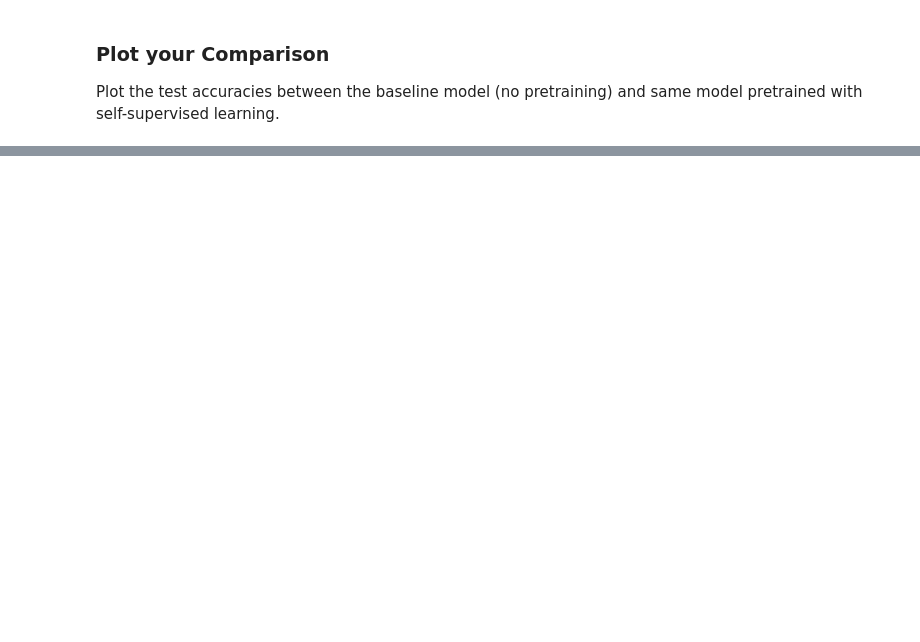
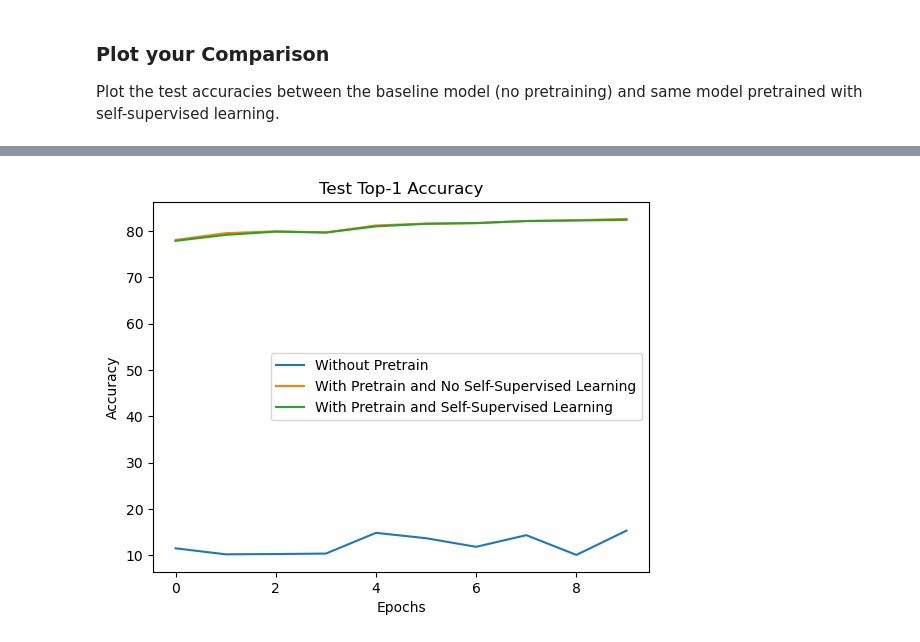
Before and after one commit to mingfei-li/stanford-cs231n-assignments, a Jupyter notebook: assignment3/Self_Supervised_Learning.ipynb, the cells around one changed output, grey strips where cells are left out. Drawn from its saved outputs; the diff is of its cells as text; code cells hidden in the pictures; blank space fills up the shorter version.

Commit message:
Q4: Self-Supervised Learning for Image Classification (Part 2)

```diff
--- a/assignment3/Self_Supervised_Learning.ipynb
+++ b/assignment3/Self_Supervised_Learning.ipynb
@@ -93,7 +74,7 @@ import matplotlib.pyplot as plt
 %load_ext autoreload
 %autoreload 2
 
-device = torch.device("cuda" if torch.cuda.is_available() else "cpu")
+device = torch.device("mps" if torch.mps.is_available() else "cpu")
 # %% [output]
 Requirement already satisfied: thop in /opt/homebrew/Caskroom/miniconda/base/envs/cs231n/lib/python3.10/site-packages (0.1.1.post2209072238)
 Requirement already satisfied: torch in /opt/homebrew/Caskroom/miniconda/base/envs/cs231n/lib/python3.10/site-packages (from thop) (2.5.1)
@@ -362,11 +353,11 @@ no_pretrain_results = {'train_loss': [], 'train_acc@1': [], 'train_acc@5': [],
 
 best_acc = 0.0
 for epoch in range(1, epochs + 1):
-    train_loss, train_acc_1, train_acc_5 = train_val(model, train_loader, optimizer, epoch, epochs, device='cuda')
+    train_loss, train_acc_1, train_acc_5 = train_val(model, train_loader, optimizer, epoch, epochs, device)
     no_pretrain_results['train_loss'].append(train_loss)
     no_pretrain_results['train_acc@1'].append(train_acc_1)
     no_pretrain_results['train_acc@5'].append(train_acc_5)
-    test_loss, test_acc_1, test_acc_5 = train_val(model, test_loader, None, epoch, epochs)
+    test_loss, test_acc_1, test_acc_5 = train_val(model, test_loader, None, epoch, epochs, device)
     no_pretrain_results['test_loss'].append(test_loss)
     no_pretrain_results['test_acc@1'].append(test_acc_1)
     no_pretrain_results['test_acc@5'].append(test_acc_5)
@@ -412,11 +414,11 @@ pretrain_results = {'train_loss': [], 'train_acc@1': [], 'train_acc@5': [],
 
 best_acc = 0.0
 for epoch in range(1, epochs + 1):
-    train_loss, train_acc_1, train_acc_5 = train_val(model, train_loader, optimizer, epoch, epochs)
+    train_loss, train_acc_1, train_acc_5 = train_val(model, train_loader, optimizer, epoch, epochs, device)
     pretrain_results['train_loss'].append(train_loss)
     pretrain_results['train_acc@1'].append(train_acc_1)
     pretrain_results['train_acc@5'].append(train_acc_5)
-    test_loss, test_acc_1, test_acc_5 = train_val(model, test_loader, None, epoch, epochs)
+    test_loss, test_acc_1, test_acc_5 = train_val(model, test_loader, None, epoch, epochs, device)
     pretrain_results['test_loss'].append(test_loss)
     pretrain_results['test_acc@1'].append(test_acc_1)
     pretrain_results['test_acc@5'].append(test_acc_5)
@@ -439,0 +515,11 @@ plt.show()
+# %%
+plt.plot(no_pretrain_results['test_acc@1'], label="Without Pretrain")
+plt.plot(pretrain_without_ssl_results['test_acc@1'], label="With Pretrain and No Self-Supervised Learning")
+plt.plot(pretrain_results['test_acc@1'], label="With Pretrain and Self-Supervised Learning")
+plt.xlabel('Epochs')
+plt.ylabel('Accuracy')
+plt.title('Test Top-1 Accuracy')
+plt.legend()
+plt.show()
+# %% [output]
+[figure, added]
```
Also changed, not shown: parts of 8 cells of this notebook, 3 other files.
